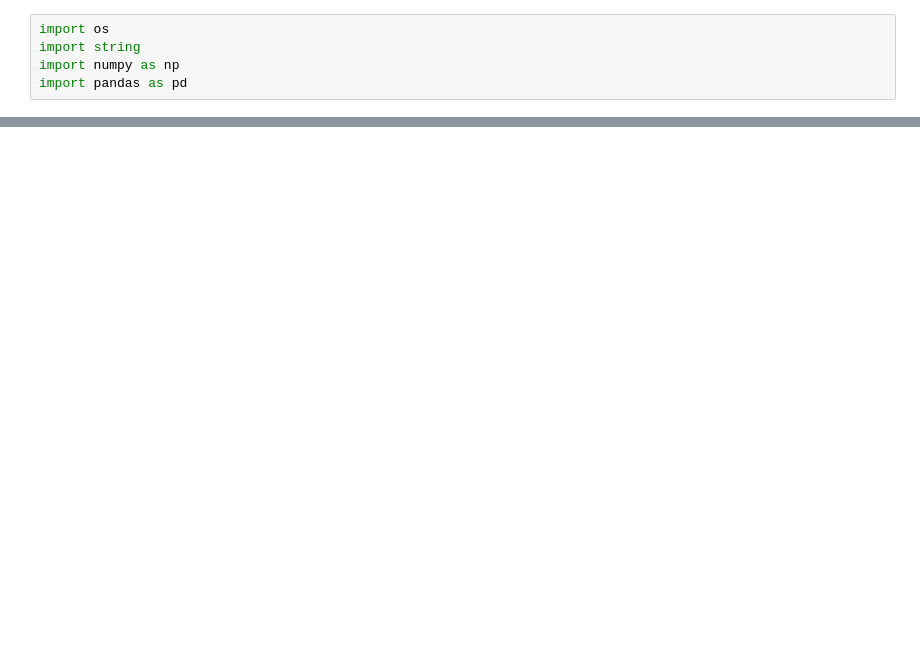
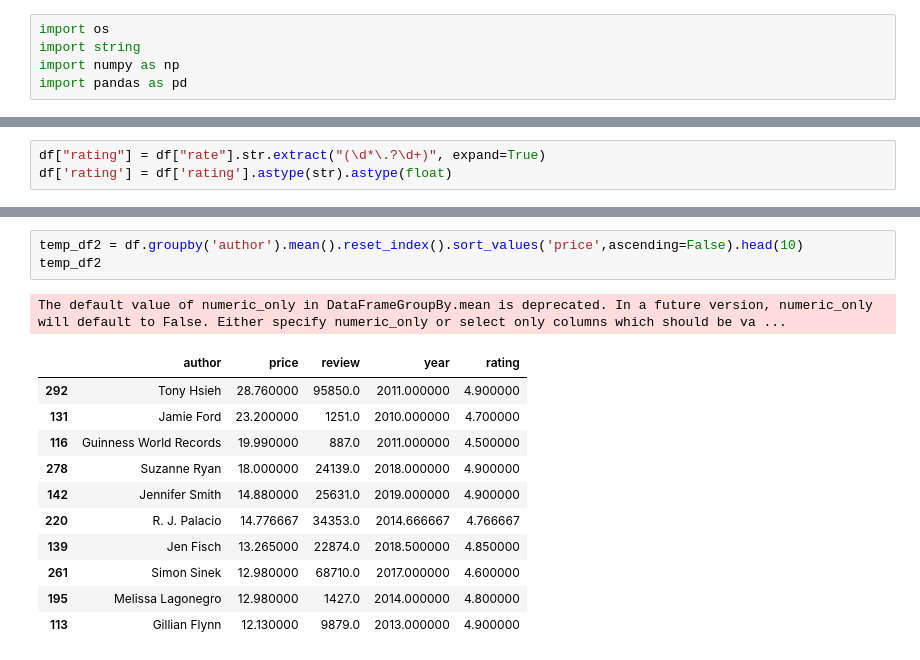
Before and after one commit to Michael-yousuf123/amazon-sales-analysis, a Jupyter notebook: notebook/amazon-notebook.ipynb, the cells around one changed output, grey strips where cells are left out. Saved outputs shown, nothing was run; the diff lists cells and outputs as text; blank space fills up the shorter version.

```diff
--- a/notebook/amazon-notebook.ipynb
+++ b/notebook/amazon-notebook.ipynb
@@ -12,0 +45,3 @@ df = pd.read_csv
+# %%
+df["rating"] = df["rate"].str.extract("(\d*\.?\d+)", expand=True)
+df['rating'] = df['rating'].astype(str).astype(float)
@@ -12,0 +172,16 @@ df = pd.read_csv
+# %%
+temp_df2 = df.groupby('author').mean().reset_index().sort_values('price',ascending=False).head(10)
+temp_df2
+# %% [output]
+The default value of numeric_only in DataFrameGroupBy.mean is deprecated. In a future version, numeric_only will default to False. Either specify numeric_only or select only columns which should be va ...
+|  | author | price | review | year | rating |
+| 292 | Tony Hsieh | 28.760000 | 95850.0 | 2011.000000 | 4.900000 |
+| 131 | Jamie Ford | 23.200000 | 1251.0 | 2010.000000 | 4.700000 |
+| 116 | Guinness World Records | 19.990000 | 887.0 | 2011.000000 | 4.500000 |
+| 278 | Suzanne Ryan | 18.000000 | 24139.0 | 2018.000000 | 4.900000 |
+| 142 | Jennifer Smith | 14.880000 | 25631.0 | 2019.000000 | 4.900000 |
+| 220 | R. J. Palacio | 14.776667 | 34353.0 | 2014.666667 | 4.766667 |
+| 139 | Jen Fisch | 13.265000 | 22874.0 | 2018.500000 | 4.850000 |
+| 261 | Simon Sinek | 12.980000 | 68710.0 | 2017.000000 | 4.600000 |
+| 195 | Melissa Lagonegro | 12.980000 | 1427.0 | 2014.000000 | 4.800000 |
+| 113 | Gillian Flynn | 12.130000 | 9879.0 | 2013.000000 | 4.900000 |
```
Also changed, not shown: parts of 27 cells of this notebook, 1 other file.
